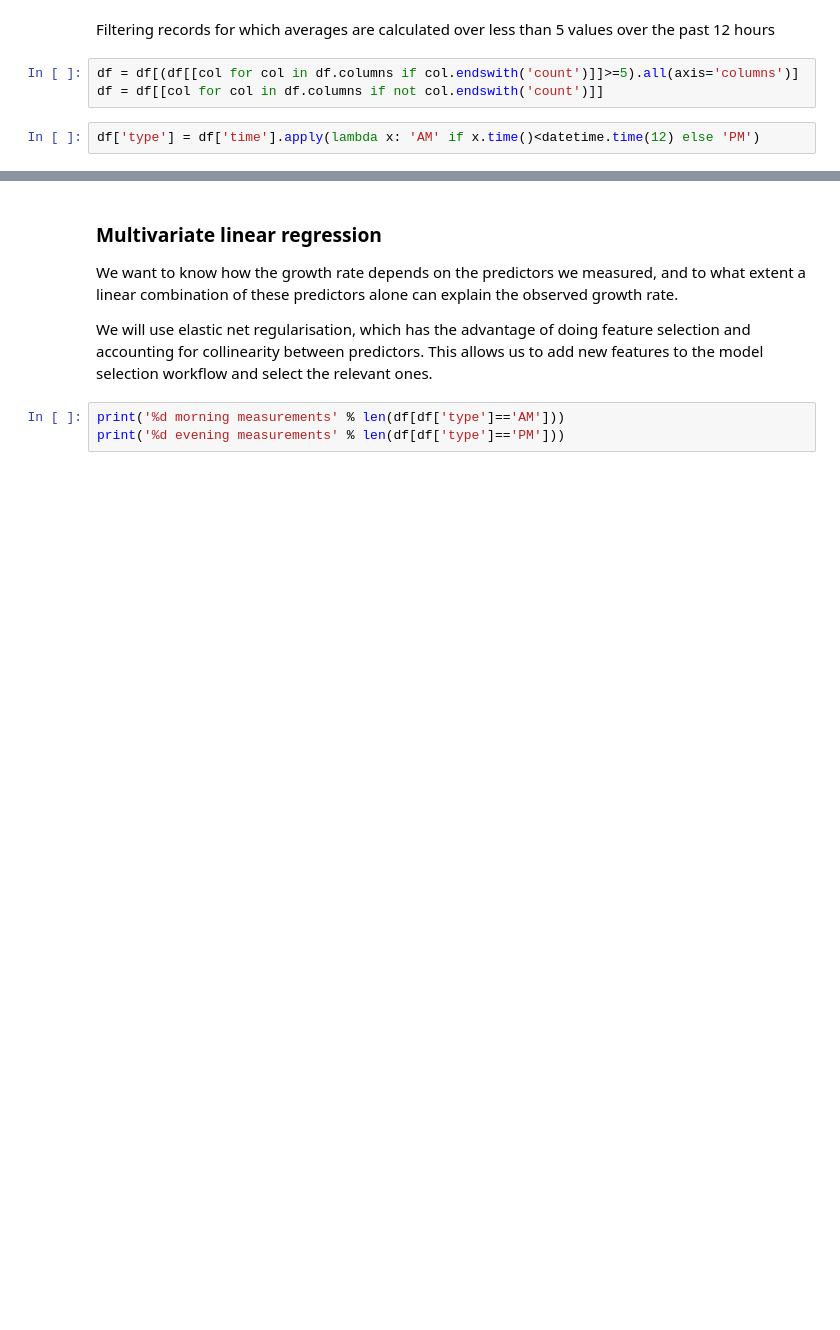
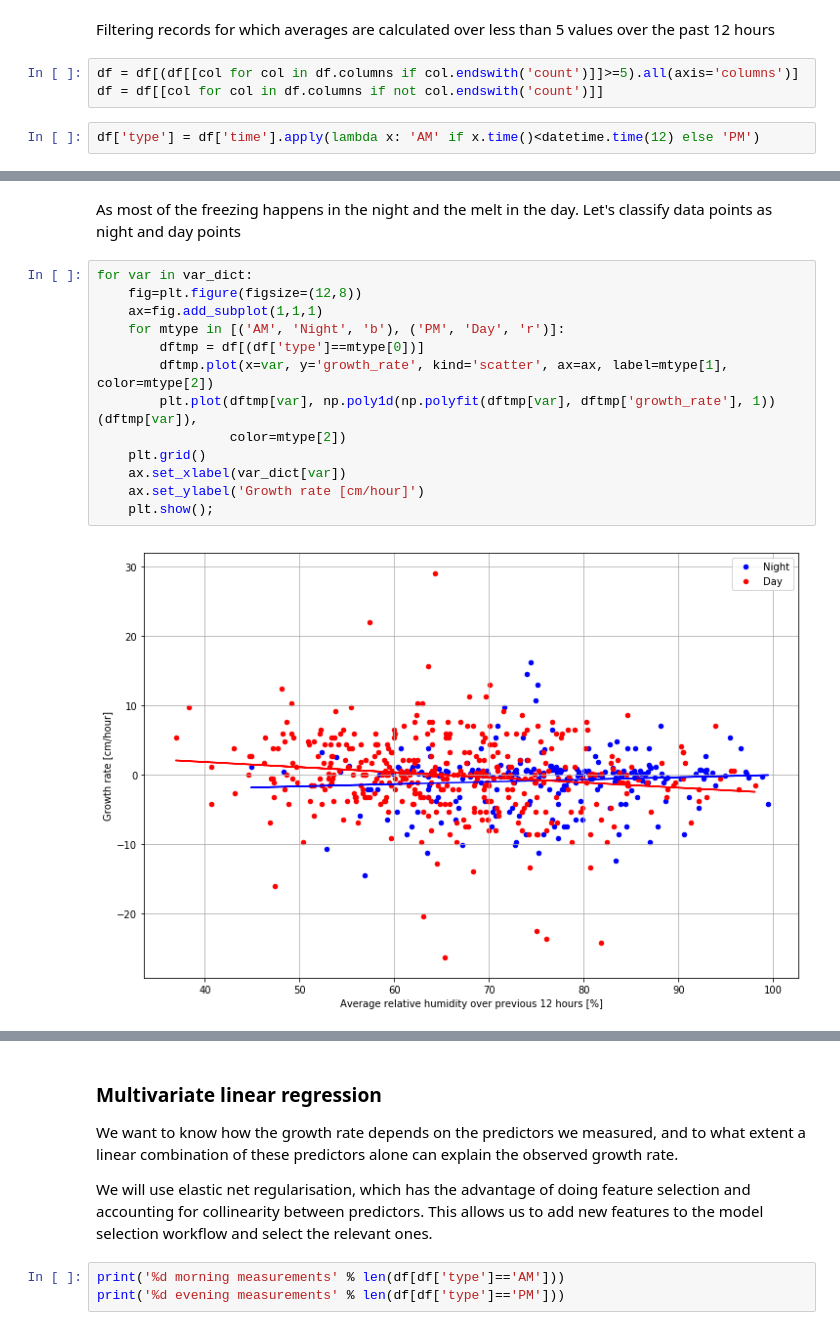
Before and after one commit to Gayashiva/Val_Roseg, a Jupyter notebook: notebooks/Analysis.ipynb, the cells around one changed output, grey strips where cells are left out. Drawn from its saved outputs; the diff is of its cells as text; blank space fills up the shorter version.

```diff
--- a/notebooks/Analysis.ipynb
+++ b/notebooks/Analysis.ipynb
@@ -136,0 +114,17 @@ for var in var_dict:
+# %% [markdown]
+As most of the freezing happens in the night and the melt in the day. Let's classify data points as night and day points
+# %%
+for var in var_dict:
+    fig=plt.figure(figsize=(12,8))
+    ax=fig.add_subplot(1,1,1)
+    for mtype in [('AM', 'Night', 'b'), ('PM', 'Day', 'r')]:
+        dftmp = df[(df['type']==mtype[0])]
+        dftmp.plot(x=var, y='growth_rate', kind='scatter', ax=ax, label=mtype[1], color=mtype[2])
+        plt.plot(dftmp[var], np.poly1d(np.polyfit(dftmp[var], dftmp['growth_rate'], 1))(dftmp[var]),
+                 color=mtype[2])
+    plt.grid()
+    ax.set_xlabel(var_dict[var])
+    ax.set_ylabel('Growth rate [cm/hour]')
+    plt.show();
+# %% [output]
+[figure, added]
```
Also changed, not shown: parts of 24 cells of this notebook, 3 other files.
